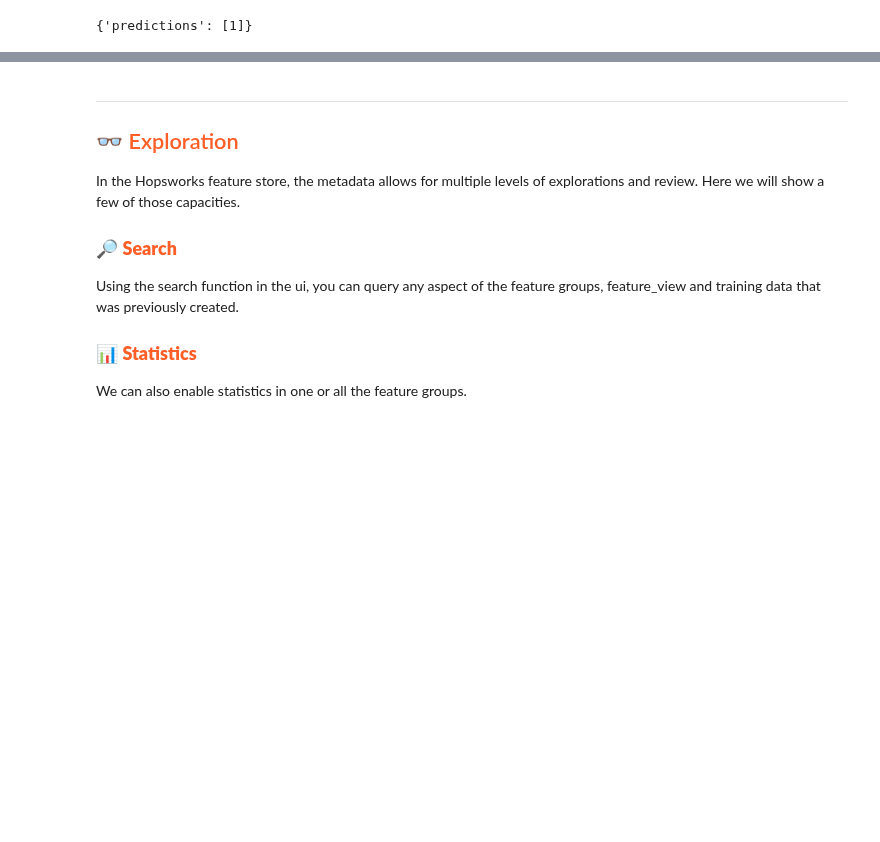
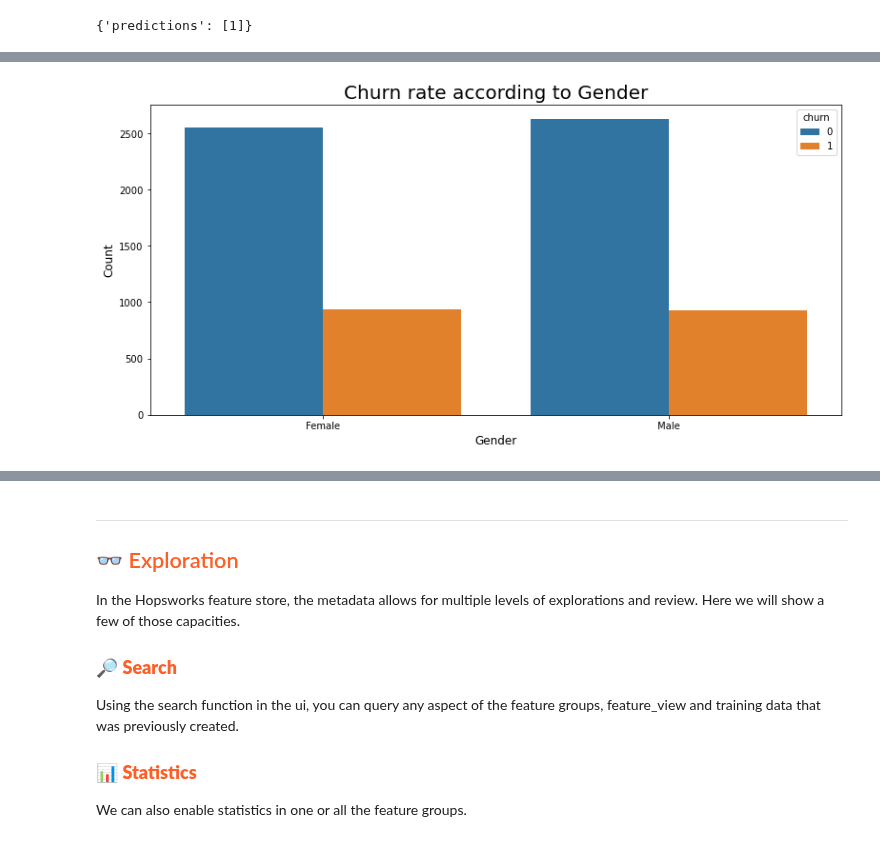
Before and after one commit to logicalclocks/hopsworks-tutorials, a Jupyter notebook: churn/3_model_training.ipynb, the cells around one changed output, grey strips where cells are left out. Cells and saved outputs as stored; diff of their text form; code cells hidden in the pictures; blank space fills up the shorter version.

Commit message:
Added matplotlib plots and updated StreamLit commands

```diff
--- a/churn/3_model_training.ipynb
+++ b/churn/3_model_training.ipynb
@@ -273,0 +273,22 @@ If you want to run a StreamLit App - use the next command in terminal in **proje
+# %%
+customer_info_fg = fs.get_feature_group(
+    name="customer_info",
+    version=1
+)
+
+demography_fg = fs.get_feature_group(
+    name="customer_demography_info",
+    version=1
+)
+
+sunscritions_fg = fs.get_feature_group(
+    name="customer_subscribtion_info",
+    version=1
+)
+# %%
+df_all = customer_info_fg.select_except(["customerid"])\
+        .join(demography_fg.select_except(["customerid"]))\
+        .join(sunscritions_fg.select_except(["customerid"]))\
+        .read()
+
+df_all.head()
@@ -273,0 +307,16 @@ If you want to run a StreamLit App - use the next command in terminal in **proje
+# %%
+plt.figure(figsize = (13,6))
+
+sns.countplot(
+    data = df_all,
+    x = 'gender',
+    hue = 'churn'
+)
+
+plt.title('Churn rate according to Gender', fontsize = 20)
+plt.xlabel("Gender", fontsize = 12)
+plt.ylabel('Count', fontsize = 12)
+
+plt.show()
+# %% [output]
+[figure, added]
```
Also changed, not shown: parts of 12 cells of this notebook, 1 other file.
